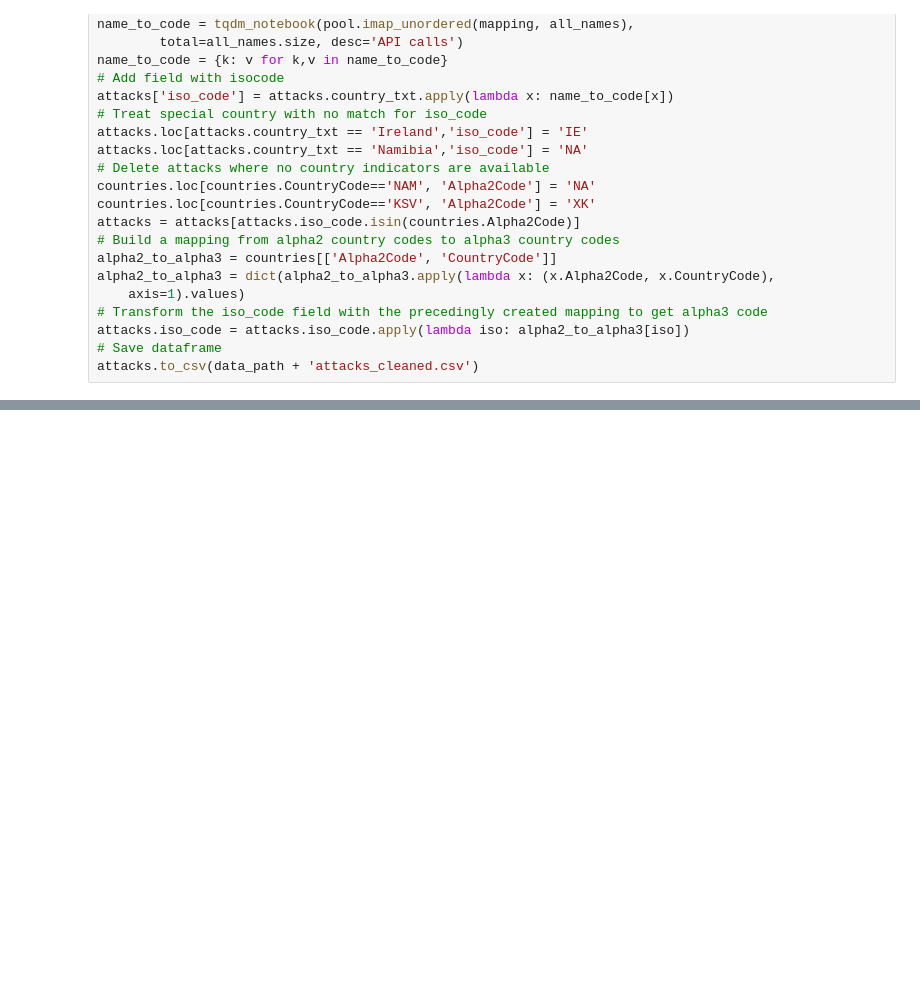
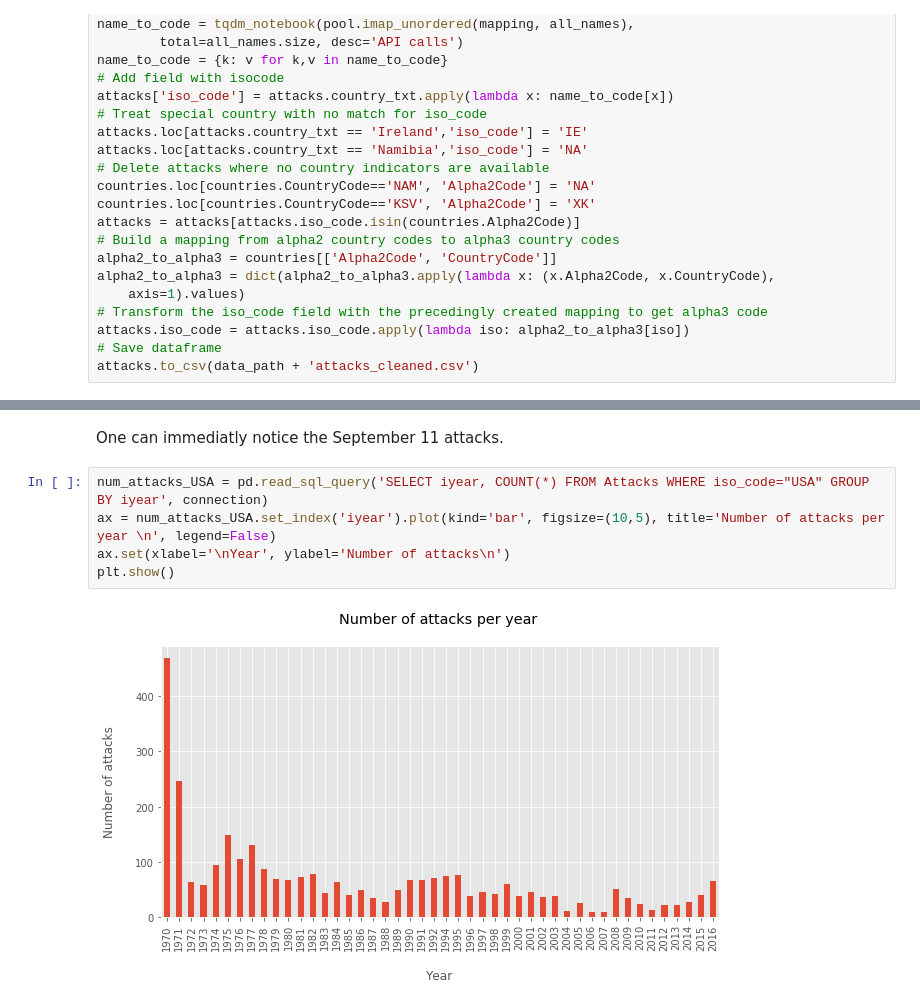
Before and after one commit to Timonzimm/CS-401, a Jupyter notebook: project/report/report.ipynb, the cells around one changed output, grey strips where cells are left out. Drawn from its saved outputs; the diff is of its cells as text; blank space fills up the shorter version.

```diff
--- a/project/report/report.ipynb
+++ b/project/report/report.ipynb
@@ -226,0 +221,9 @@ attack_perpetrators_USA
+# %% [markdown]
+One can immediatly notice the September 11 attacks.
+# %%
+num_attacks_USA = pd.read_sql_query('SELECT iyear, COUNT(*) FROM Attacks WHERE iso_code="USA" GROUP BY iyear', connection)
+ax = num_attacks_USA.set_index('iyear').plot(kind='bar', figsize=(10,5), title='Number of attacks per year \n', legend=False)
+ax.set(xlabel='\nYear', ylabel='Number of attacks\n')
+plt.show()
+# %% [output]
+[figure, added]
```
Also changed, not shown: parts of 28 cells of this notebook.
